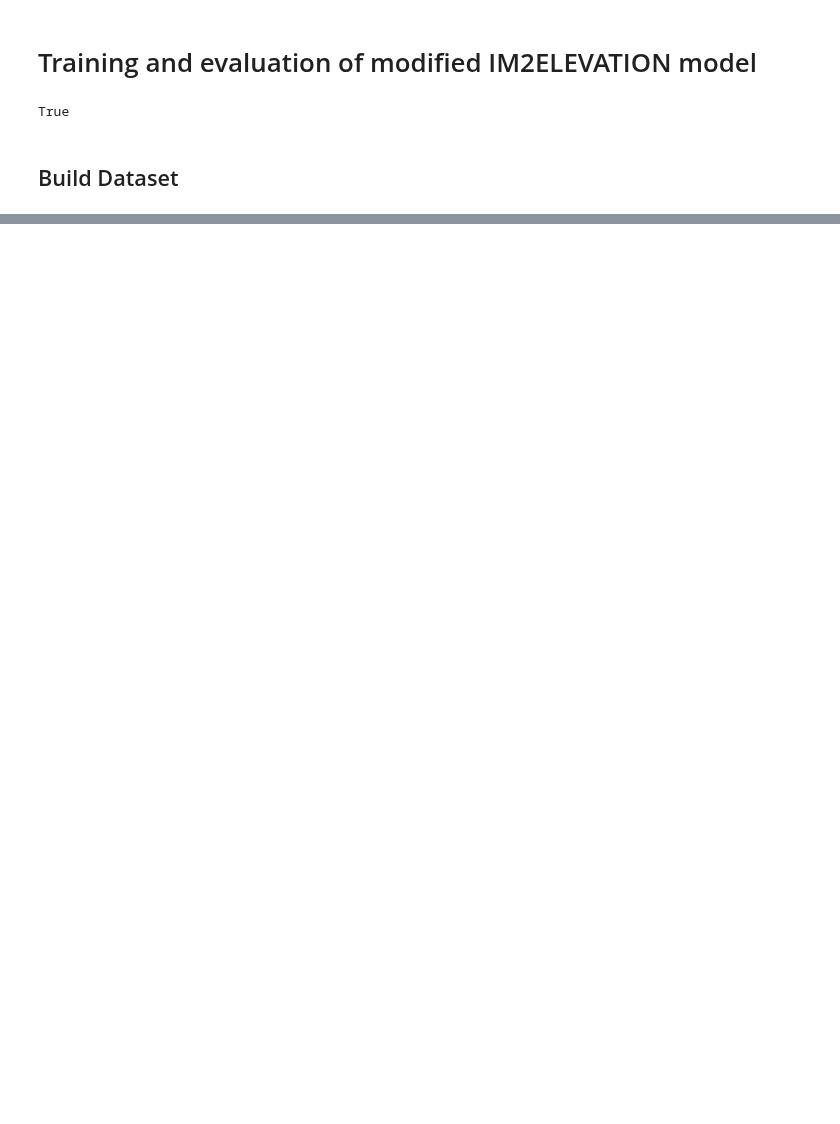
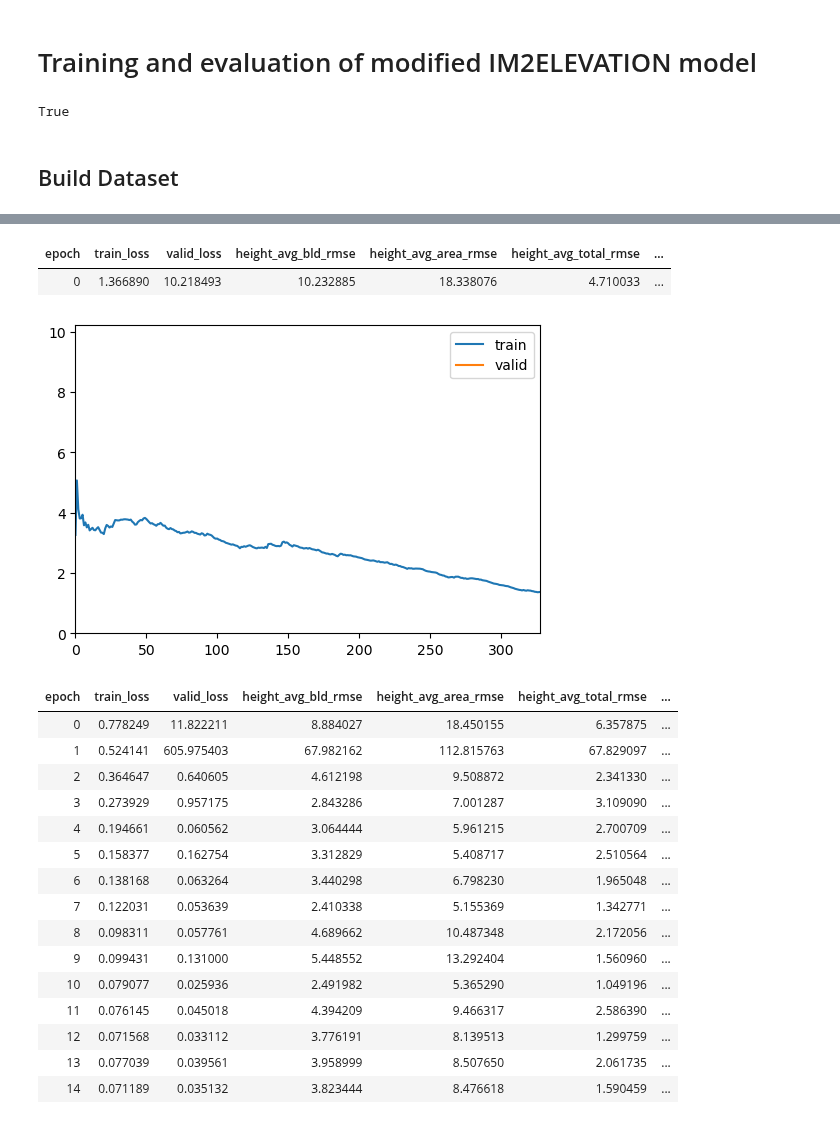
Before and after one commit to LQCHAN022/UMP-estimation, a Jupyter notebook: sentinel_ump_12ch.ipynb, the cells around one changed output, grey strips where cells are left out. Saved outputs shown, nothing was run; the diff lists cells and outputs as text; code cells hidden in the pictures; blank space fills up the shorter version.

```diff
--- a/sentinel_ump_12ch.ipynb
+++ b/sentinel_ump_12ch.ipynb
@@ -147,0 +272,22 @@ list(Y_osaka.iloc[0][[
+# %%
+learn.fine_tune(15, 0.001, cbs= [ShowGraphCallback()])
+# %% [output]
+| epoch | train_loss | valid_loss | height_avg_bld_rmse | height_avg_area_rmse | height_avg_total_rmse | ... |
+| 0 | 1.366890 | 10.218493 | 10.232885 | 18.338076 | 4.710033 | ... |
+[figure, added]
+| epoch | train_loss | valid_loss | height_avg_bld_rmse | height_avg_area_rmse | height_avg_total_rmse | ... |
+| 0 | 0.778249 | 11.822211 | 8.884027 | 18.450155 | 6.357875 | ... |
+| 1 | 0.524141 | 605.975403 | 67.982162 | 112.815763 | 67.829097 | ... |
+| 2 | 0.364647 | 0.640605 | 4.612198 | 9.508872 | 2.341330 | ... |
+| 3 | 0.273929 | 0.957175 | 2.843286 | 7.001287 | 3.109090 | ... |
+| 4 | 0.194661 | 0.060562 | 3.064444 | 5.961215 | 2.700709 | ... |
+| 5 | 0.158377 | 0.162754 | 3.312829 | 5.408717 | 2.510564 | ... |
+| 6 | 0.138168 | 0.063264 | 3.440298 | 6.798230 | 1.965048 | ... |
+| 7 | 0.122031 | 0.053639 | 2.410338 | 5.155369 | 1.342771 | ... |
+| 8 | 0.098311 | 0.057761 | 4.689662 | 10.487348 | 2.172056 | ... |
+| 9 | 0.099431 | 0.131000 | 5.448552 | 13.292404 | 1.560960 | ... |
+| 10 | 0.079077 | 0.025936 | 2.491982 | 5.365290 | 1.049196 | ... |
+| 11 | 0.076145 | 0.045018 | 4.394209 | 9.466317 | 2.586390 | ... |
+| 12 | 0.071568 | 0.033112 | 3.776191 | 8.139513 | 1.299759 | ... |
+| 13 | 0.077039 | 0.039561 | 3.958999 | 8.507650 | 2.061735 | ... |
+| 14 | 0.071189 | 0.035132 | 3.823444 | 8.476618 | 1.590459 | ... |
```
Also changed, not shown: parts of 40 cells of this notebook.
